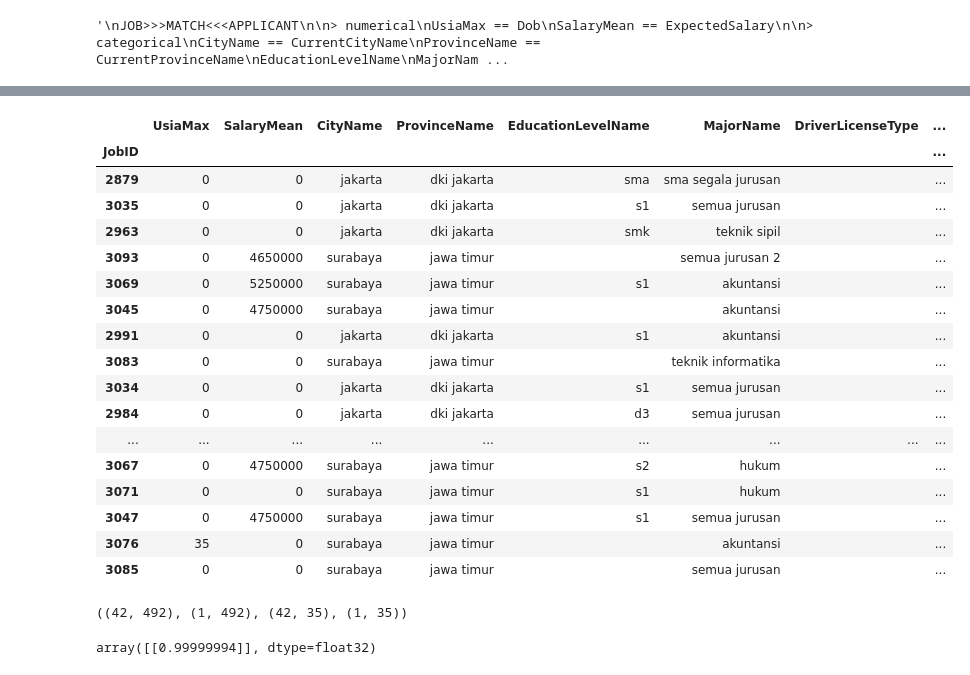
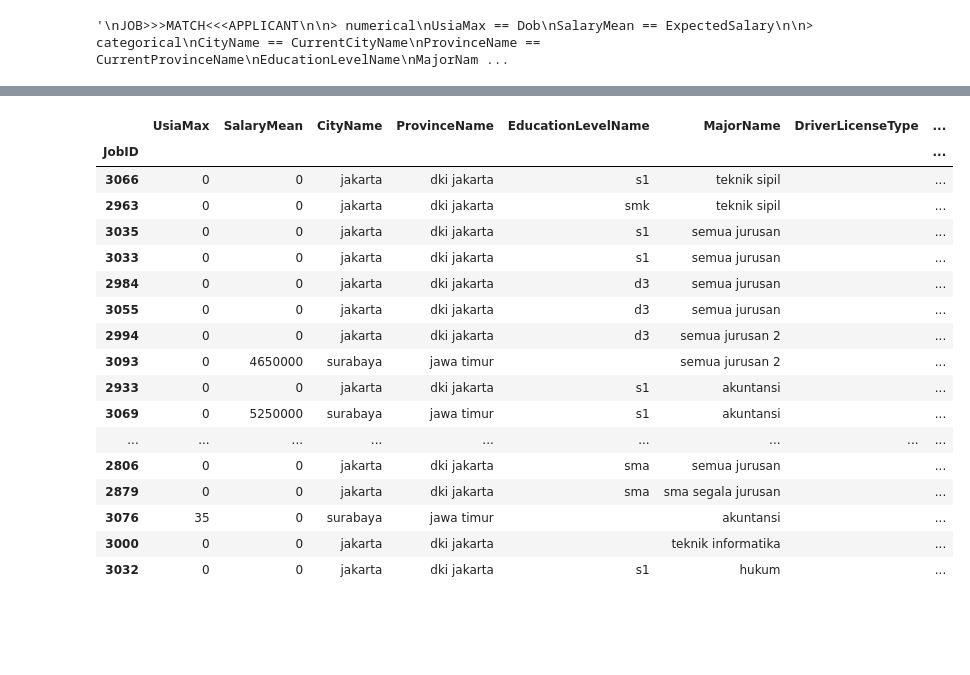
Before and after one commit to fn-hide/eris_job, a Jupyter notebook: tensorflow_recommender_2.ipynb, the cells around one changed output, grey strips where cells are left out. Saved outputs shown, nothing was run; the diff lists cells and outputs as text; code cells hidden in the pictures; blank space fills up the shorter version.

```diff
--- a/tensorflow_recommender_2.ipynb
+++ b/tensorflow_recommender_2.ipynb
@@ -349,3 +147,0 @@ tesval = tesval.split(' ')
-# %%
-for i in pd.Series(tesval).value_counts().index:
-    print(i)
@@ -532,0 +473,2 @@ class AppModel:
+# %%
+df_job = df_job[~(df_job.DescriptionRequirement == ' ')]
@@ -548,0 +506,5 @@ df_tes['similarity'] = [i[0][0] for i in cosim]
+# %%
+dict_similarity = {}
+
+for id in app_model.df_app.index:
+    dict_similarity[id] = None
@@ -548,0 +515,8 @@ df_tes['similarity'] = [i[0][0] for i in cosim]
+# %%
+for key, vec in zip(dict_similarity, app_model.app_vector):
+    similarity = cosine_similarity(vec.reshape(1, -1), job_model.job_vector)[0]
+    df_temp = df_job.copy()
+    df_temp['similarity'] = similarity
+    df_temp = df_temp.sort_values(by='similarity', ascending=False)
+
+    dict_similarity[key] = df_temp
@@ -555,21 +542,0 @@ df_applicant
-# %%
-df_tes[df_tes.similarity != 0].sort_values('similarity', ascending=False)
-# %% [output]
-|  | UsiaMax | SalaryMean | CityName | ProvinceName | EducationLevelName | MajorName | DriverLicenseType | ... |
-| JobID |  |  |  |  |  |  |  | ... |
-| 2879 | 0 | 0 | jakarta | dki jakarta | sma | sma segala jurusan |  | ... |
-| 3035 | 0 | 0 | jakarta | dki jakarta | s1 | semua jurusan |  | ... |
-| 2963 | 0 | 0 | jakarta | dki jakarta | smk | teknik sipil |  | ... |
-| 3093 | 0 | 4650000 | surabaya | jawa timur |  | semua jurusan 2 |  | ... |
-| 3069 | 0 | 5250000 | surabaya | jawa timur | s1 | akuntansi |  | ... |
-| 3045 | 0 | 4750000 | surabaya | jawa timur |  | akuntansi |  | ... |
-| 2991 | 0 | 0 | jakarta | dki jakarta | s1 | akuntansi |  | ... |
-| 3083 | 0 | 0 | surabaya | jawa timur |  | teknik informatika |  | ... |
-| 3034 | 0 | 0 | jakarta | dki jakarta | s1 | semua jurusan |  | ... |
-| 2984 | 0 | 0 | jakarta | dki jakarta | d3 | semua jurusan |  | ... |
-| ... | ... | ... | ... | ... | ... | ... | ... | ... |
-| 3067 | 0 | 4750000 | surabaya | jawa timur | s2 | hukum |  | ... |
-| 3071 | 0 | 0 | surabaya | jawa timur | s1 | hukum |  | ... |
-| 3047 | 0 | 4750000 | surabaya | jawa timur | s1 | semua jurusan |  | ... |
-| 3076 | 35 | 0 | surabaya | jawa timur |  | akuntansi |  | ... |
-| 3085 | 0 | 0 | surabaya | jawa timur |  | semua jurusan |  | ... |
@@ -585,4 +542,0 @@ app_province = np.array([province(df_applicant.ProvinceName.values)])
-# %%
-job_city.shape, app_city.shape, job_province.shape, app_province.shape
-# %% [output]
-((42, 492), (1, 492), (42, 35), (1, 35))
@@ -592,4 +543,21 @@ app_vector = np.concatenate([app_city, app_province], axis=1)
-# %%
-cosine_similarity(job_vector[0].reshape(1, -1), app_vector)
-# %% [output]
-array([[0.99999994]], dtype=float32)
+# %%
+dict_similarity[29240]
+# %% [output]
+|  | UsiaMax | SalaryMean | CityName | ProvinceName | EducationLevelName | MajorName | DriverLicenseType | ... |
+| JobID |  |  |  |  |  |  |  | ... |
+| 3066 | 0 | 0 | jakarta | dki jakarta | s1 | teknik sipil |  | ... |
+| 2963 | 0 | 0 | jakarta | dki jakarta | smk | teknik sipil |  | ... |
+| 3035 | 0 | 0 | jakarta | dki jakarta | s1 | semua jurusan |  | ... |
+| 3033 | 0 | 0 | jakarta | dki jakarta | s1 | semua jurusan |  | ... |
+| 2984 | 0 | 0 | jakarta | dki jakarta | d3 | semua jurusan |  | ... |
+| 3055 | 0 | 0 | jakarta | dki jakarta | d3 | semua jurusan |  | ... |
+| 2994 | 0 | 0 | jakarta | dki jakarta | d3 | semua jurusan 2 |  | ... |
+| 3093 | 0 | 4650000 | surabaya | jawa timur |  | semua jurusan 2 |  | ... |
+| 2933 | 0 | 0 | jakarta | dki jakarta | s1 | akuntansi |  | ... |
+| 3069 | 0 | 5250000 | surabaya | jawa timur | s1 | akuntansi |  | ... |
+| ... | ... | ... | ... | ... | ... | ... | ... | ... |
+| 2806 | 0 | 0 | jakarta | dki jakarta | sma | semua jurusan |  | ... |
+| 2879 | 0 | 0 | jakarta | dki jakarta | sma | sma segala jurusan |  | ... |
+| 3076 | 35 | 0 | surabaya | jawa timur |  | akuntansi |  | ... |
+| 3000 | 0 | 0 | jakarta | dki jakarta |  | teknik informatika |  | ... |
+| 3032 | 0 | 0 | jakarta | dki jakarta | s1 | hukum |  | ... |
```
Also changed, not shown: parts of 62 cells of this notebook, 5 other files.
